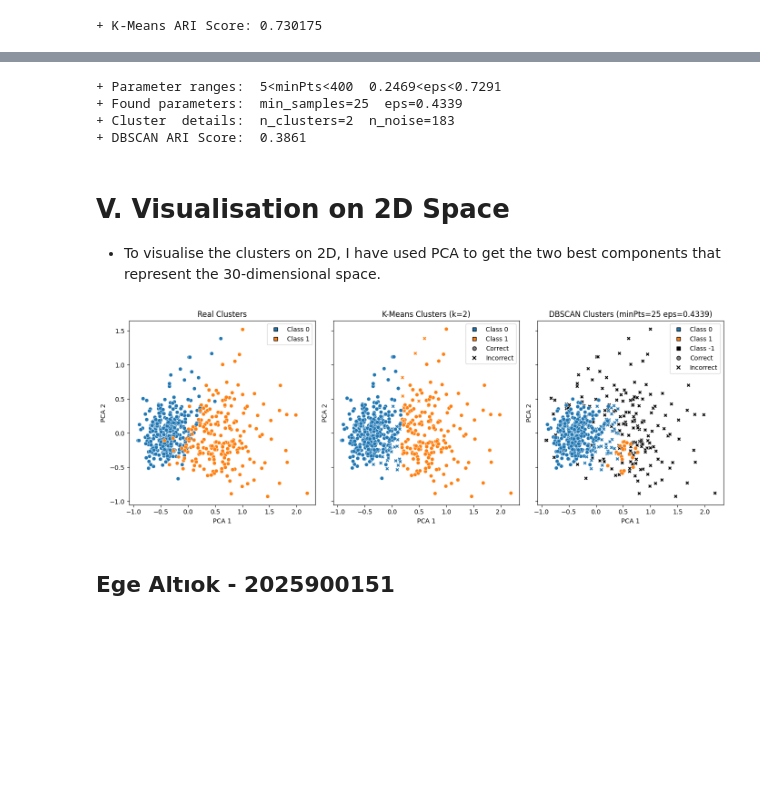
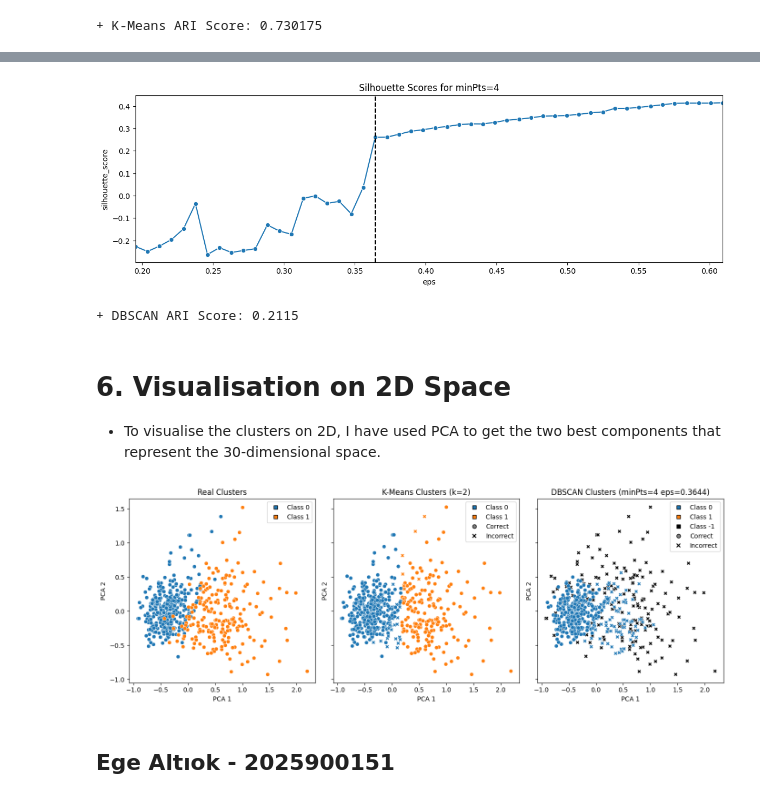
Before and after one commit to Apothemia/STA6015-Assignment-1, a Jupyter notebook: report.ipynb, the cells around one changed output, grey strips where cells are left out. Cells and saved outputs as stored; diff of their text form; code cells hidden in the pictures; blank space fills up the shorter version.

```diff
--- a/report.ipynb
+++ b/report.ipynb
@@ -109,0 +114,2 @@ print(f'+ K-Means ARI Score: {k_means_ari_score:.6f}')
+# %%
+dbscan_params_df = find_optimal_dbscan_params(features, min_samples_range=(2, 11))
@@ -110,31 +118,26 @@ print(f'+ K-Means ARI Score: {k_means_ari_score:.6f}')
+# %%
+min_samples = 4
+eps = find_optimal_eps(dbscan_params_df, min_samples=min_samples, min_eps=0.34)
+# %% [output]
+[figure, added]
 # %%
-dbscan_params, dbscan_labels = find_optimal_dbscan_params(features, min_samples_range=range(5, 401, 5))
-print(f'+ Found parameters:  min_samples={dbscan_params["min_samples"]}  eps={dbscan_params["eps"]:.4f}\n'
-      f'+ Cluster  details:  n_clusters={dbscan_params["n_clusters"]}  n_noise={dbscan_params["n_noise"]}')
-
+dbscan = DBSCAN(min_samples=min_samples, eps=eps)
+dbscan_labels = dbscan.fit_predict(features)
 dbscan_ari_score = adjusted_rand_score(labels, dbscan_labels)
-print(f'+ DBSCAN ARI Score:  {dbscan_ari_score:.4f}')
+print(f'+ DBSCAN ARI Score: {dbscan_ari_score:.4f}')
 # %% [output]
-+ Parameter ranges:  5<minPts<400  0.2469<eps<0.7291
-+ Found parameters:  min_samples=25  eps=0.4339
-+ Cluster  details:  n_clusters=2  n_noise=183
-+ DBSCAN ARI Score:  0.3861
++ DBSCAN ARI Score: 0.2115
 # %% [markdown]
-# V. Visualisation on 2D Space
+# 6. Visualisation on 2D Space
 * To visualise the clusters on 2D, I have used PCA to get the two best components that represent the 30-dimensional space.
 # %%
 f, (ax1, ax2, ax3) = plt.subplots(1, 3, sharey=True, figsize=(14, 5))
 
-plot_on_pca(features, labels, ax=ax1, legend=True,
-            title='Real Clusters')
-plot_on_pca(features, labels, k_means.labels_, ax=ax2, legend=True,
-            title='K-Means Clusters (k=2)')
-plot_on_pca(features, labels, dbscan_labels, ax=ax3, legend=True,
-            title=f'DBSCAN Clusters (minPts={dbscan_params["min_samples"]} '
-                  f'eps={dbscan_params["eps"]:.4f})')
+plot_on_pca(ax1, features, labels, title='Real Clusters')
+plot_on_pca(ax2, features, labels, k_means.labels_, title='K-Means Clusters (k=2)')
+plot_on_pca(ax3, features, labels, dbscan_labels, title=f'DBSCAN Clusters (minPts={min_samples} eps={eps:.4f})')
 plt.tight_layout()
-plt.show()
 # %% [output]
-[figure, old version]
+[figure, new version]
 # %% [markdown]
 ## Ege Altıok - 2025900151
```
Also changed, not shown: parts of 13 cells of this notebook, 3 other files.
